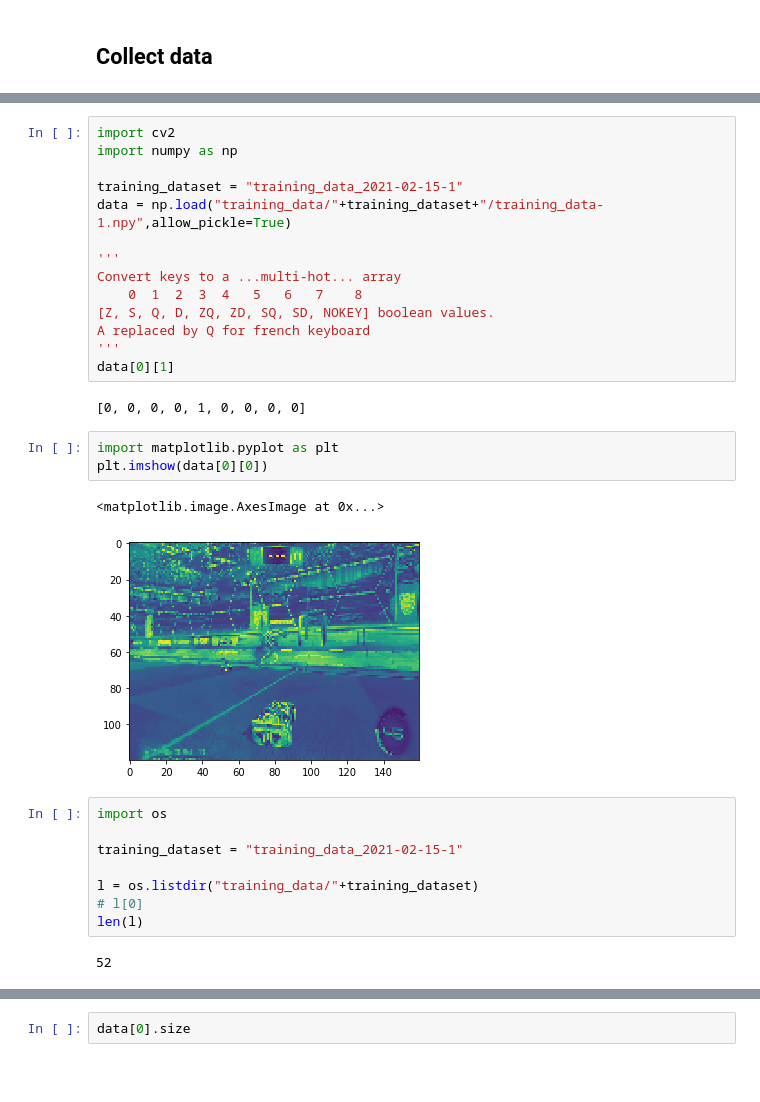
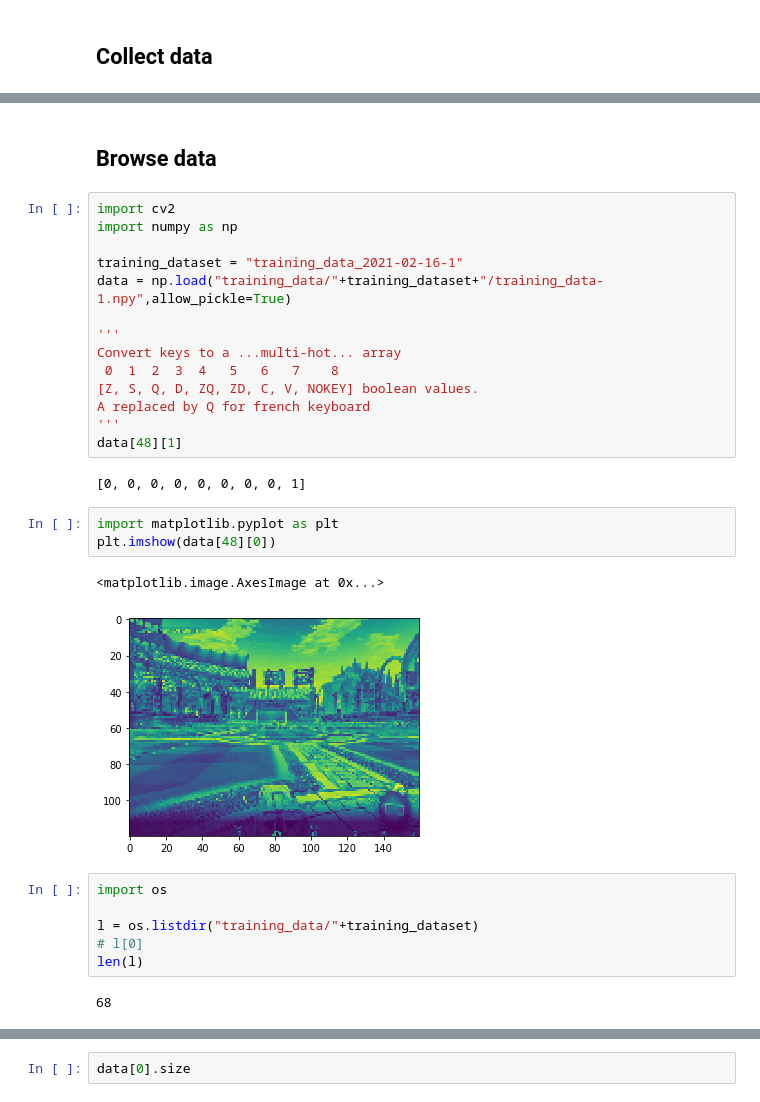
Before and after one commit to slevin48/rocket, a Jupyter notebook: rocket.ipynb, the cells around one changed output, grey strips where cells are left out. Cells and saved outputs as stored; diff of their text form; blank space fills up the shorter version.

```diff
--- a/rocket.ipynb
+++ b/rocket.ipynb
@@ -5,35 +15,35 @@
+# %% [markdown]
+## Browse data
 # %%
 import cv2
 import numpy as np
 
-training_dataset = "training_data_2021-02-15-1"
+training_dataset = "training_data_2021-02-16-1"
 data = np.load("training_data/"+training_dataset+"/training_data-1.npy",allow_pickle=True)
 
 '''
 Convert keys to a ...multi-hot... array
-    0  1  2  3  4   5   6   7    8
-[Z, S, Q, D, ZQ, ZD, SQ, SD, NOKEY] boolean values.
+ 0  1  2  3  4   5   6   7    8
+[Z, S, Q, D, ZQ, ZD, C, V, NOKEY] boolean values.
 A replaced by Q for french keyboard
 '''
-data[0][1]
+data[48][1]
 # %% [output]
-[0, 0, 0, 0, 1, 0, 0, 0, 0]
+[0, 0, 0, 0, 0, 0, 0, 0, 1]
 # %%
 import matplotlib.pyplot as plt
-plt.imshow(data[0][0])
+plt.imshow(data[48][0])
 # %% [output]
 <matplotlib.image.AxesImage at 0x...>
-[figure, old version]
+[figure, new version]
 # %%
 import os
-
-training_dataset = "training_data_2021-02-15-1"
 
 l = os.listdir("training_data/"+training_dataset)
 # l[0]
 len(l)
 # %% [output]
-52
+68
 # %%
 data = np.load("training_data/"+training_dataset+"/"+l[0],allow_pickle=True)
 data[0][0]
```
Also changed, not shown: parts of 14 cells of this notebook, 25 other files.
